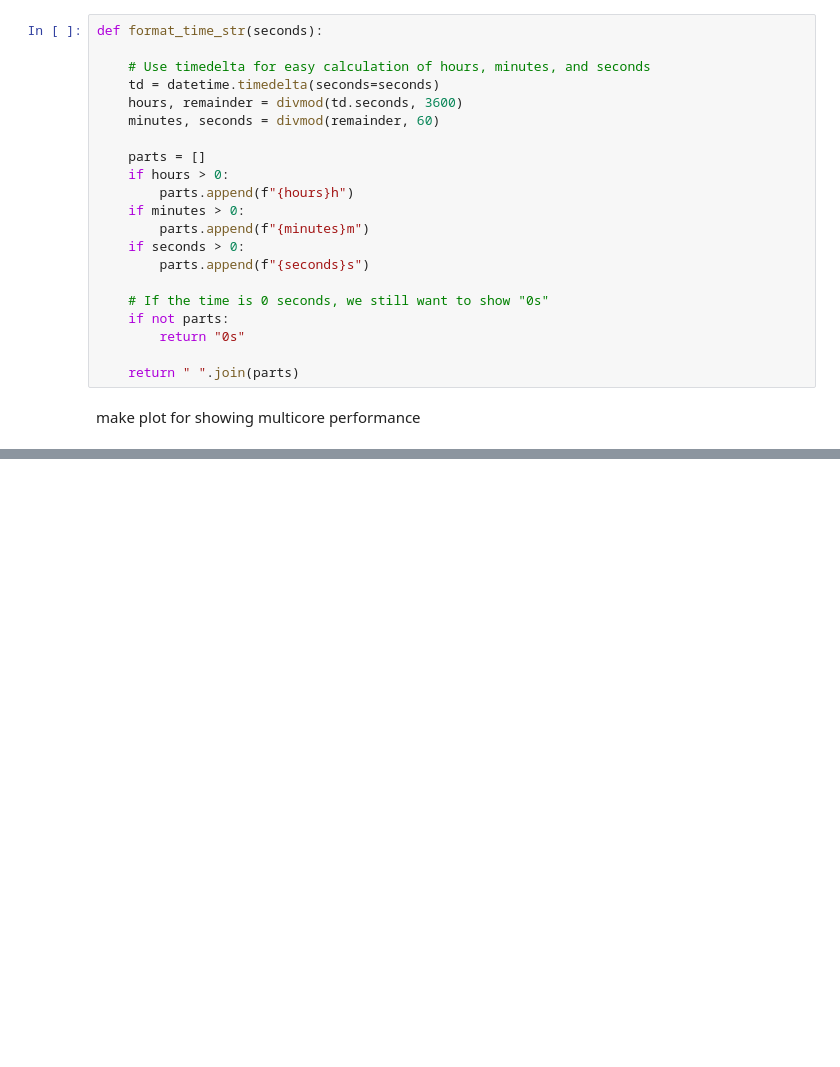
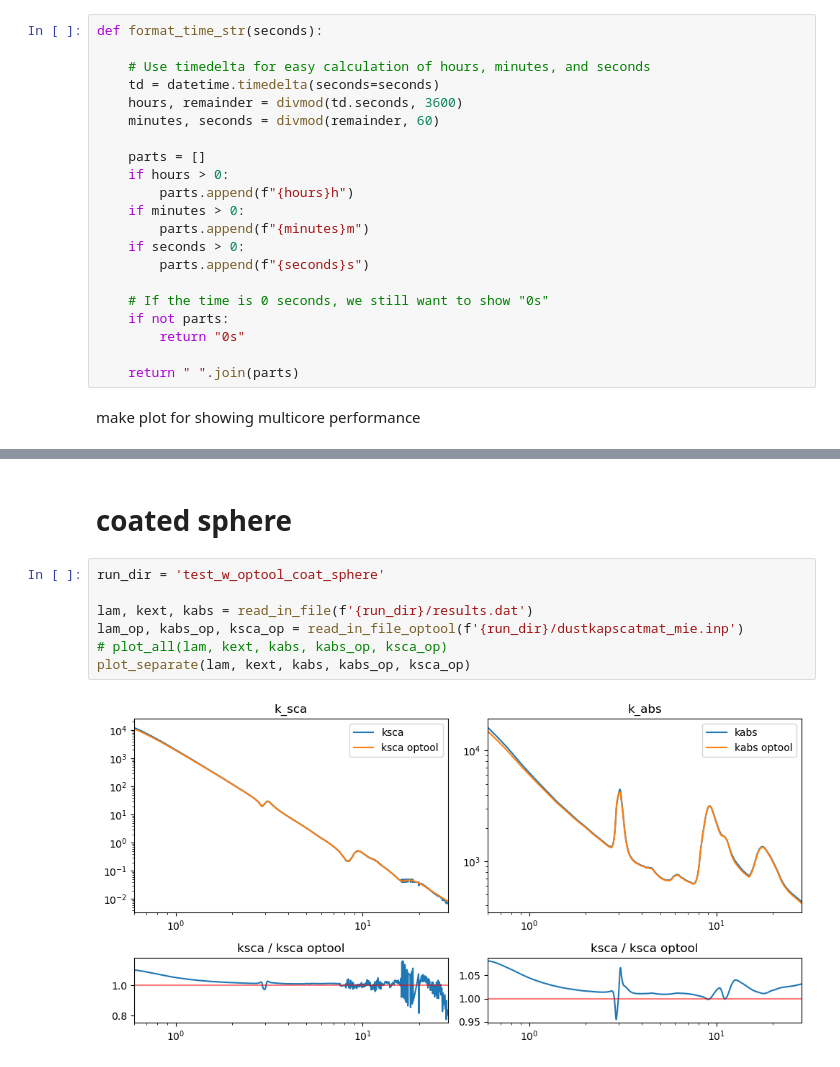
Before and after one commit to zweesing/thesis_project_code, a Jupyter notebook: testing.ipynb, the cells around one changed output, grey strips where cells are left out. Cells and saved outputs as stored; diff of their text form; blank space fills up the shorter version.

```diff
--- a/testing.ipynb
+++ b/testing.ipynb
@@ -424,0 +574,11 @@ plt.show()
+# %% [markdown]
+# coated sphere
+# %%
+run_dir = 'test_w_optool_coat_sphere'
+
+lam, kext, kabs = read_in_file(f'{run_dir}/results.dat')
+lam_op, kabs_op, ksca_op = read_in_file_optool(f'{run_dir}/dustkapscatmat_mie.inp')
+# plot_all(lam, kext, kabs, kabs_op, ksca_op)
+plot_separate(lam, kext, kabs, kabs_op, ksca_op)
+# %% [output]
+[figure, added]
```
Also changed, not shown: parts of 11 cells of this notebook, 3 other files.
